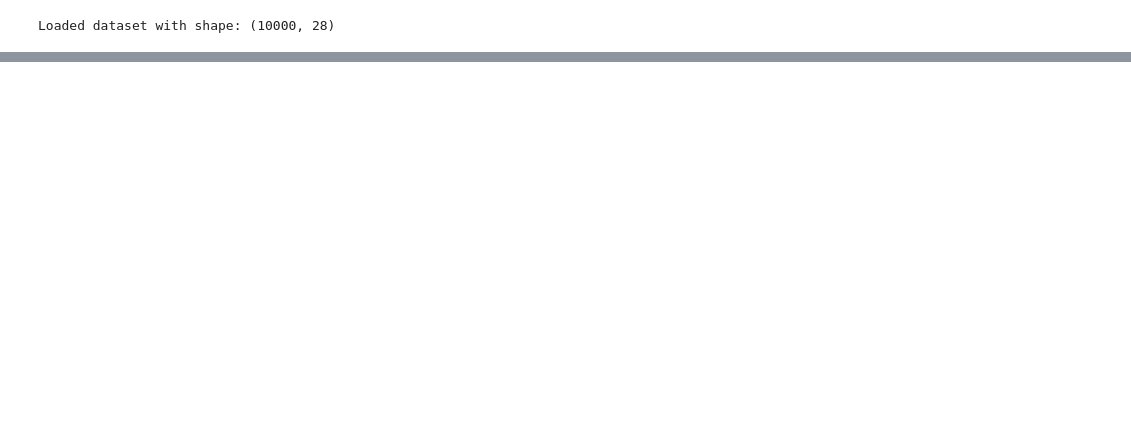
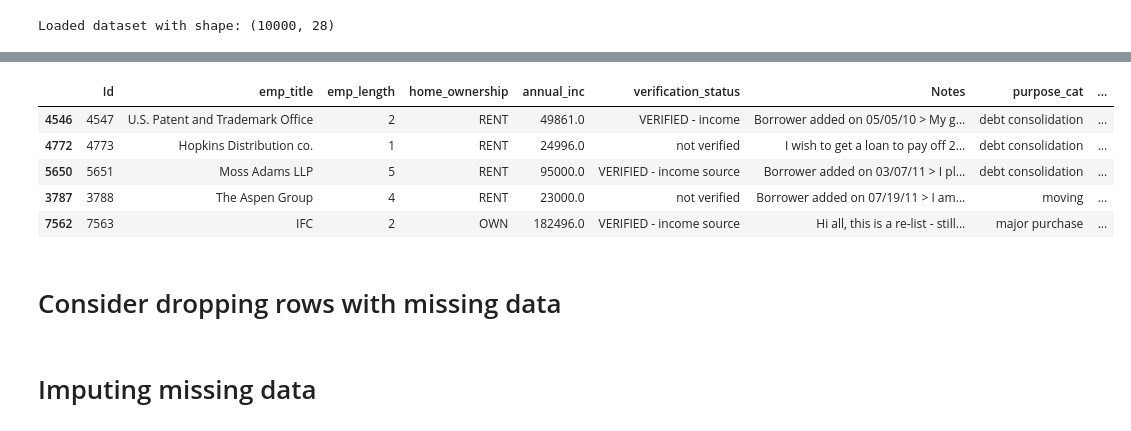
Before and after one commit to 37signals37/lending_club, a Jupyter notebook: dataset_validation.ipynb, the cells around one changed output, grey strips where cells are left out. Drawn from its saved outputs; the diff is of its cells as text; code cells hidden in the pictures; blank space fills up the shorter version.

```diff
--- a/dataset_validation.ipynb
+++ b/dataset_validation.ipynb
@@ -231,0 +452,2 @@ df_summary
+# %%
+drop_cols.append('collections_12_mths_ex_med')
@@ -231,0 +456,7 @@ df_summary
+# %%
+# initial_list_status
+col = 'initial_list_status'
+print(f"Missing values in {col}: {df_analysis[col].isna().sum()}")
+print(df_analysis[col].value_counts())
+
+fisher_exact_test(df_analysis, col, 1, TARGET_COL)
@@ -231,0 +476,2 @@ df_summary
+# %%
+drop_cols.append('initial_list_status')
@@ -231,0 +487,15 @@ df_summary
+# %%
+# Add KeyError exception handling
+for col in drop_cols:
+    if col not in X_train.columns:
+        print(f"Warning: Column '{col}' not found in X_train")
+    if col not in X_val.columns:
+        print(f"Warning: Column '{col}' not found in X_val")
+    if col not in X_test.columns:
+        print(f"Warning: Column '{col}' not found in X_test")
+    try:
+        X_train.drop(columns=[col], inplace=True)
+        X_val.drop(columns=[col], inplace=True)
+        X_test.drop(columns=[col], inplace=True)
+    except KeyError as e:
+        print(f"KeyError: {e} - One or more columns not found in DataFrame")
@@ -231,0 +511,13 @@ df_summary
+# %%
+X_train.head(5)
+# %% [output]
+|  | Id | emp_title | emp_length | home_ownership | annual_inc | verification_status | Notes | purpose_cat | ... |
+| 4546 | 4547 | U.S. Patent and Trademark Office | 2 | RENT | 49861.0 | VERIFIED - income | Borrower added on 05/05/10 > My g... | debt consolidation | ... |
+| 4772 | 4773 | Hopkins Distribution co. | 1 | RENT | 24996.0 | not verified | I wish to get a loan to pay off 2... | debt consolidation | ... |
+| 5650 | 5651 | Moss Adams LLP | 5 | RENT | 95000.0 | VERIFIED - income source | Borrower added on 03/07/11 > I pl... | debt consolidation | ... |
+| 3787 | 3788 | The Aspen Group | 4 | RENT | 23000.0 | not verified | Borrower added on 07/19/11 > I am... | moving | ... |
+| 7562 | 7563 | IFC | 2 | OWN | 182496.0 | VERIFIED - income source | Hi all, this is a re-list - still... | major purchase | ... |
+# %% [markdown]
+# Consider dropping rows with missing data
+# %% [markdown]
+# Imputing missing data
```
Also changed, not shown: parts of 38 cells of this notebook, 4 other files.
